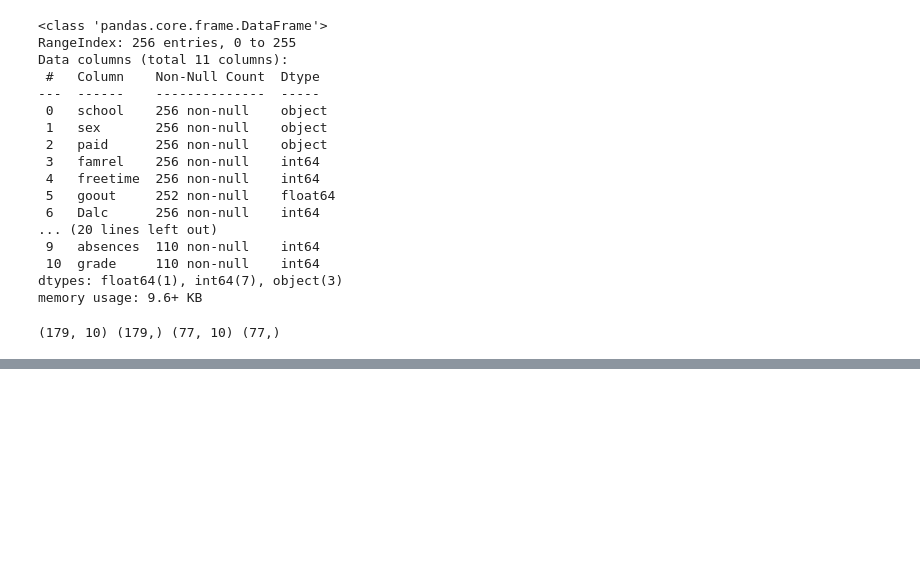
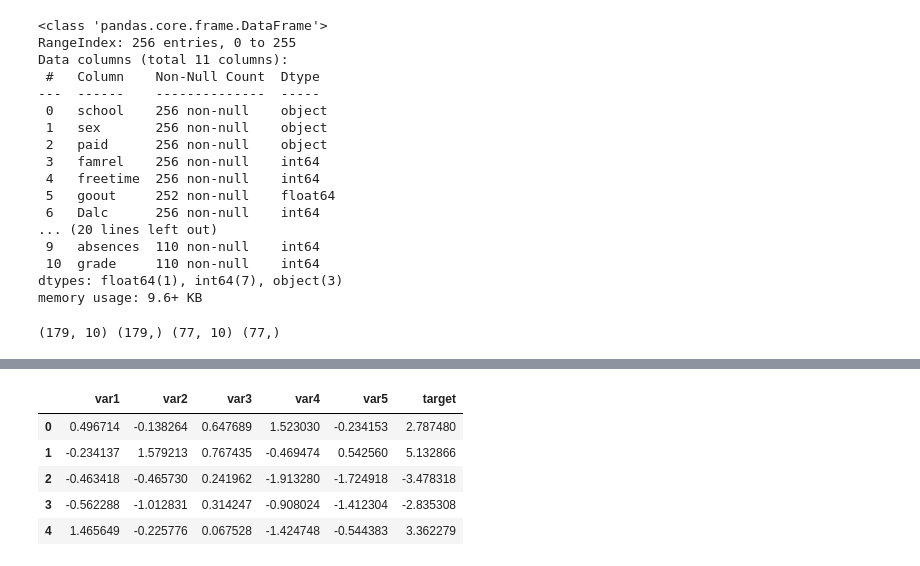
Before and after one commit to j00jun/DeepLearning_study, a Jupyter notebook: 빅분기_실기/etc/practice.ipynb, the cells around one changed output, grey strips where cells are left out. Saved outputs shown, nothing was run; the diff lists cells and outputs as text; code cells hidden in the pictures; blank space fills up the shorter version.

```diff
--- a/빅분기_실기/etc/practice.ipynb
+++ b/빅분기_실기/etc/practice.ipynb
@@ -248,0 +603,21 @@ imputer = SimpleImputer()
+# %%
+import pandas as pd
+import numpy as np
+
+# 예제 데이터
+
+np.random.seed(42)
+n_samples = 100
+X = np.random.randn(n_samples, 5)
+y = 3 * X[:, 0] + 2 * X[:, 1] + X[:, 2] + np.random.randn(n_samples)
+df = pd.DataFrame(X, columns=['var1', 'var2', 'var3', 'var4', 'var5'])
+df['target'] = y
+
+df.head()
+# %% [output]
+|  | var1 | var2 | var3 | var4 | var5 | target |
+| 0 | 0.496714 | -0.138264 | 0.647689 | 1.523030 | -0.234153 | 2.787480 |
+| 1 | -0.234137 | 1.579213 | 0.767435 | -0.469474 | 0.542560 | 5.132866 |
+| 2 | -0.463418 | -0.465730 | 0.241962 | -1.913280 | -1.724918 | -3.478318 |
+| 3 | -0.562288 | -1.012831 | 0.314247 | -0.908024 | -1.412304 | -2.835308 |
+| 4 | 1.465649 | -0.225776 | 0.067528 | -1.424748 | -0.544383 | 3.362279 |
```
Also changed, not shown: parts of 73 cells of this notebook, 2 other files.
